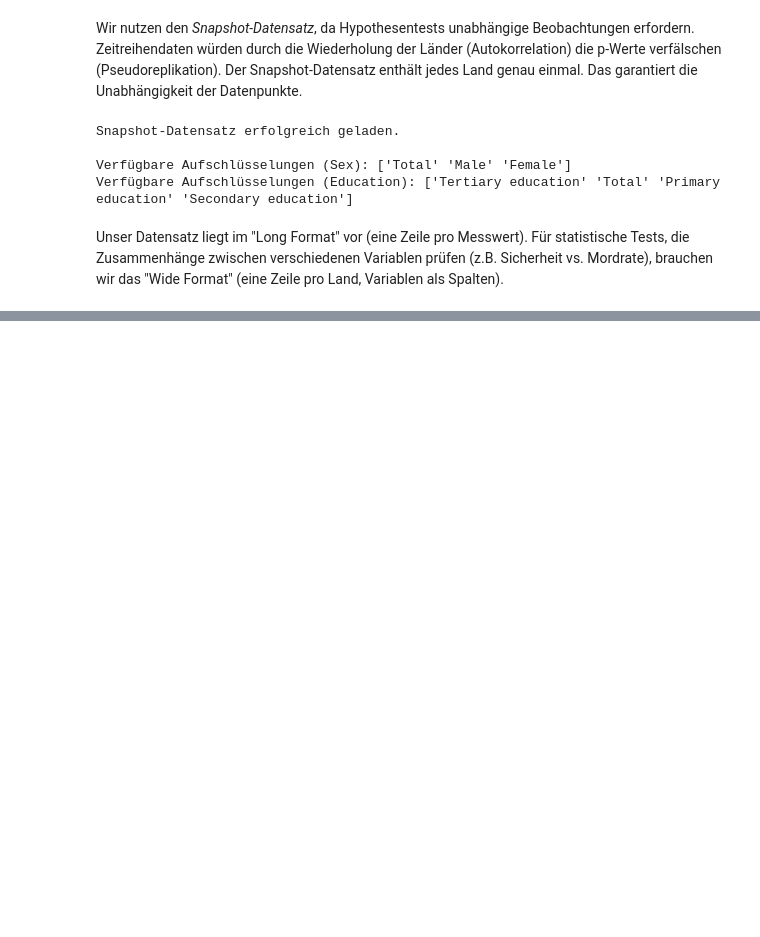
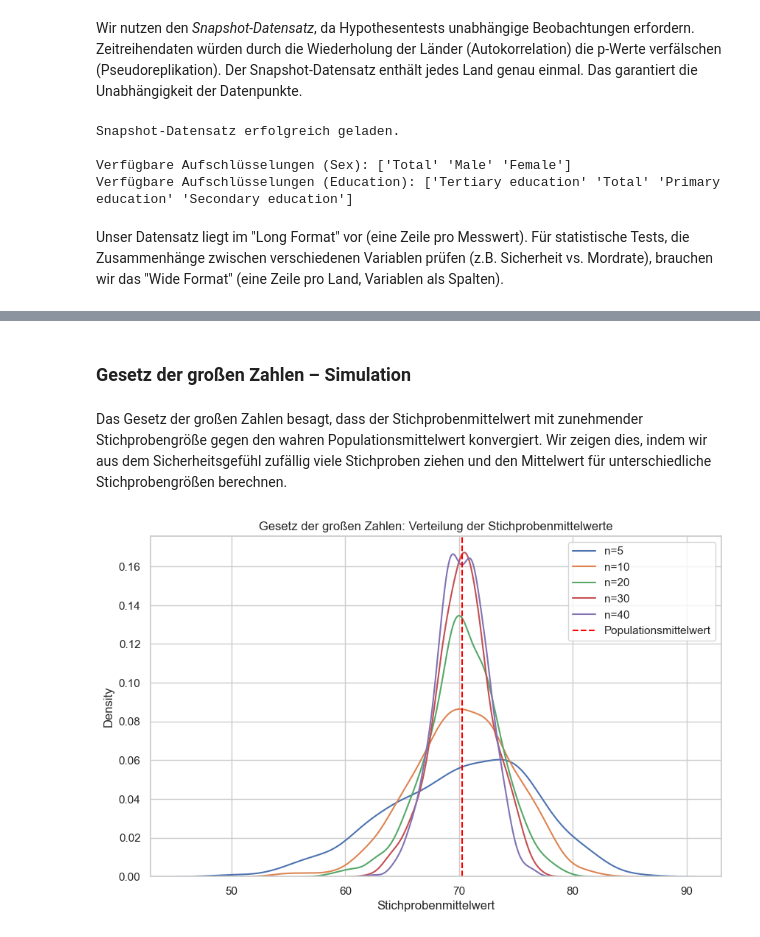
Before and after one commit to flurinasophie/Statistik_Projekt_OECDWellBeing, a Jupyter notebook: notebooks/04_Induktive_Statistik_und_Gruppenvergleiche.ipynb, the cells around one changed output, grey strips where cells are left out. Cells and saved outputs as stored; diff of their text form; code cells hidden in the pictures; blank space fills up the shorter version.

```diff
--- a/notebooks/04_Induktive_Statistik_und_Gruppenvergleiche.ipynb
+++ b/notebooks/04_Induktive_Statistik_und_Gruppenvergleiche.ipynb
@@ -552,0 +127,27 @@ Im nächsten Notebook (**05_Regressionsanalyse**) werden wir daher **multiple Re
+# %% [markdown]
+### Gesetz der großen Zahlen – Simulation
+# %% [markdown]
+Das Gesetz der großen Zahlen besagt, dass der Stichprobenmittelwert mit zunehmender Stichprobengröße gegen den wahren Populationsmittelwert konvergiert. Wir zeigen dies, indem wir aus dem Sicherheitsgefühl zufällig viele Stichproben ziehen und den Mittelwert für unterschiedliche Stichprobengrößen berechnen.
+# %%
+population = df_clean['FeelingSafe'].dropna().values
+
+sample_sizes = [5, 10, 20, 30, 40]
+sim_means = {}
+
+for n in sample_sizes:
+    means = []
+    for _ in range(1000):
+        sample = np.random.choice(population, size=n, replace=True)
+        means.append(np.mean(sample))
+    sim_means[n] = means
+
+plt.figure(figsize=(10, 6))
+for n, means in sim_means.items():
+    sns.kdeplot(means, label=f'n={n}')
+plt.axvline(mean_fs, color='red', linestyle='--', label='Populationsmittelwert')
+plt.title('Gesetz der großen Zahlen: Verteilung der Stichprobenmittelwerte')
+plt.xlabel('Stichprobenmittelwert')
+plt.legend()
+plt.show()
+# %% [output]
+[figure, added]
```
Also changed, not shown: parts of 72 cells of this notebook, 1 other file.
